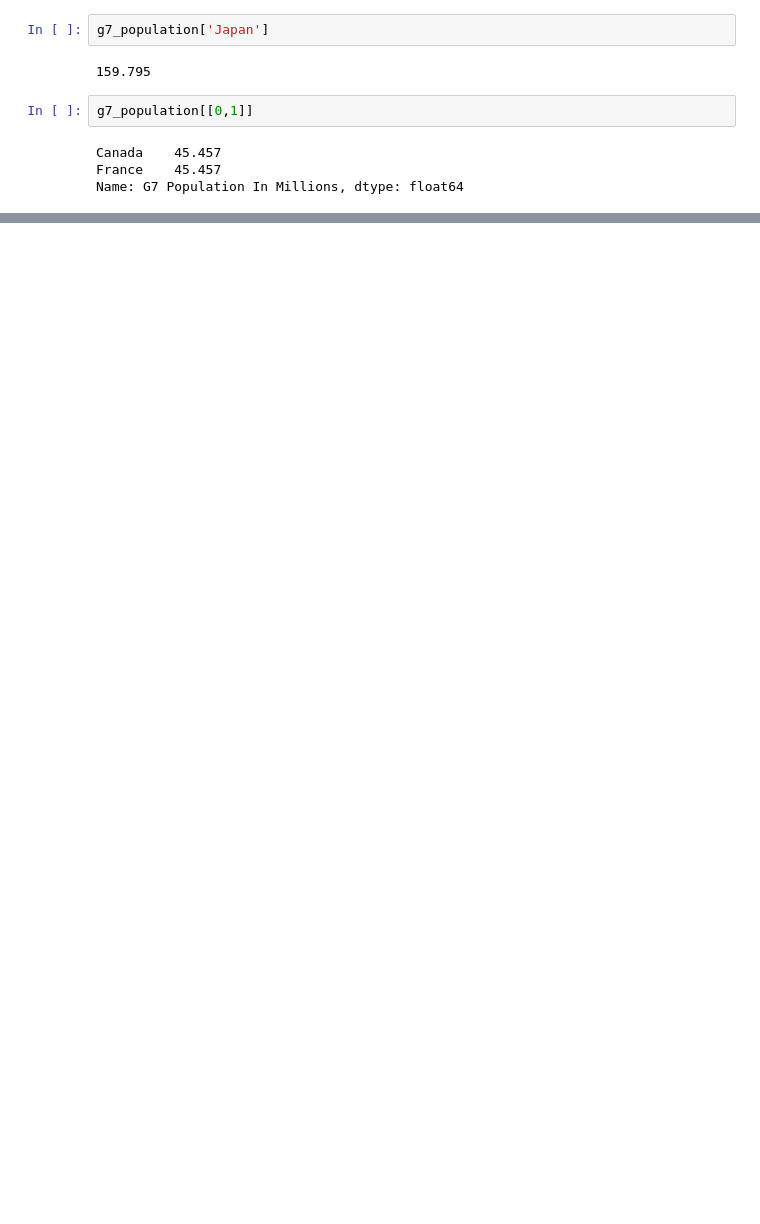
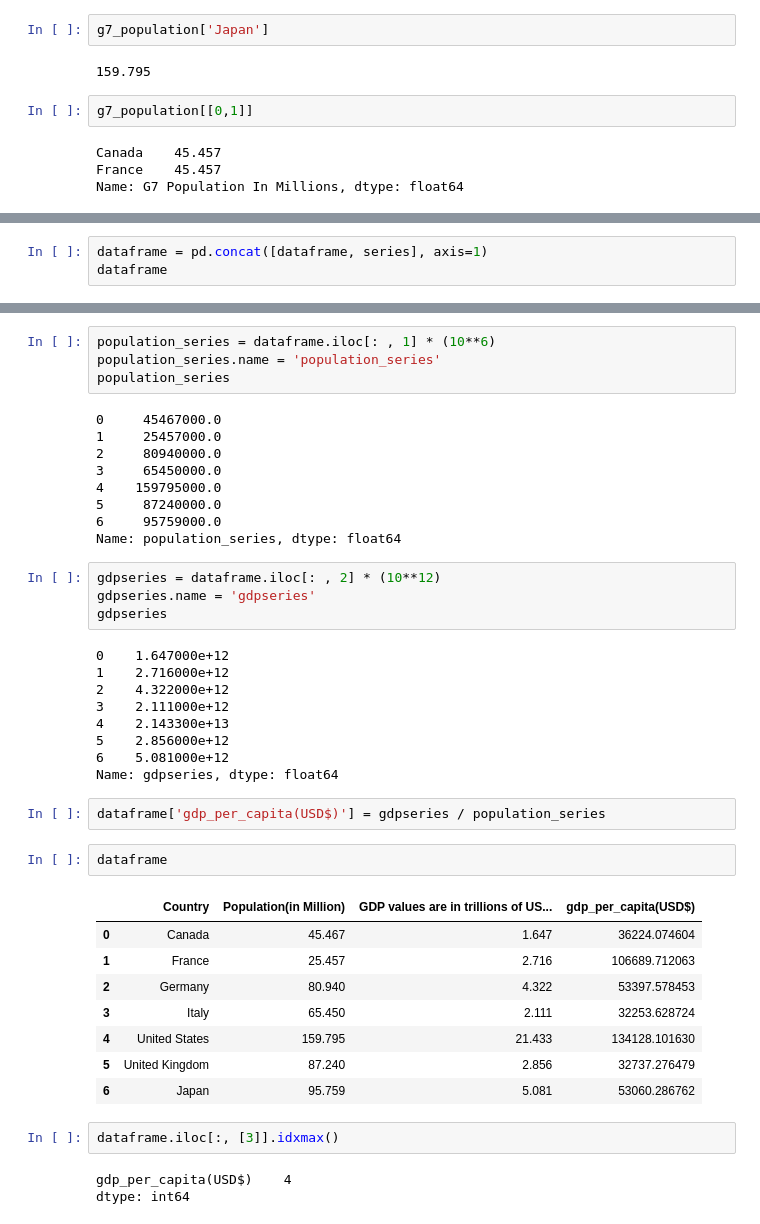
Before and after one commit to shashankverma05/Data-Science-Stack, a Jupyter notebook: Basics/pandas.ipynb, the cells around one changed output, grey strips where cells are left out. Saved outputs shown, nothing was run; the diff lists cells and outputs as text; blank space fills up the shorter version.

```diff
--- a/Basics/pandas.ipynb
+++ b/Basics/pandas.ipynb
@@ -278,0 +388,3 @@ Name: G7 Population In Millions, dtype: float64
+# %%
+dataframe = pd.concat([dataframe, series], axis=1)
+dataframe
@@ -278,0 +419,44 @@ Name: G7 Population In Millions, dtype: float64
+# %%
+population_series = dataframe.iloc[: , 1] * (10**6)
+population_series.name = 'population_series'
+population_series
+# %% [output]
+0     45467000.0
+1     25457000.0
+2     80940000.0
+3     65450000.0
+4    159795000.0
+5     87240000.0
+6     95759000.0
+Name: population_series, dtype: float64
+# %%
+gdpseries = dataframe.iloc[: , 2] * (10**12)
+gdpseries.name = 'gdpseries'
+gdpseries
+# %% [output]
+0    1.647000e+12
+1    2.716000e+12
+2    4.322000e+12
+3    2.111000e+12
+4    2.143300e+13
+5    2.856000e+12
+6    5.081000e+12
+Name: gdpseries, dtype: float64
+# %%
+dataframe['gdp_per_capita(USD$)'] = gdpseries / population_series
+# %%
+dataframe
+# %% [output]
+|  | Country | Population(in Million) | GDP values are in trillions of US... | gdp_per_capita(USD$) |
+| 0 | Canada | 45.467 | 1.647 | 36224.074604 |
+| 1 | France | 25.457 | 2.716 | 106689.712063 |
+| 2 | Germany | 80.940 | 4.322 | 53397.578453 |
+| 3 | Italy | 65.450 | 2.111 | 32253.628724 |
+| 4 | United States | 159.795 | 21.433 | 134128.101630 |
+| 5 | United Kingdom | 87.240 | 2.856 | 32737.276479 |
+| 6 | Japan | 95.759 | 5.081 | 53060.286762 |
+# %%
+dataframe.iloc[:, [3]].idxmax()
+# %% [output]
+gdp_per_capita(USD$)    4
+dtype: int64
```
Also changed, not shown: parts of 46 cells of this notebook, 2 other files.
